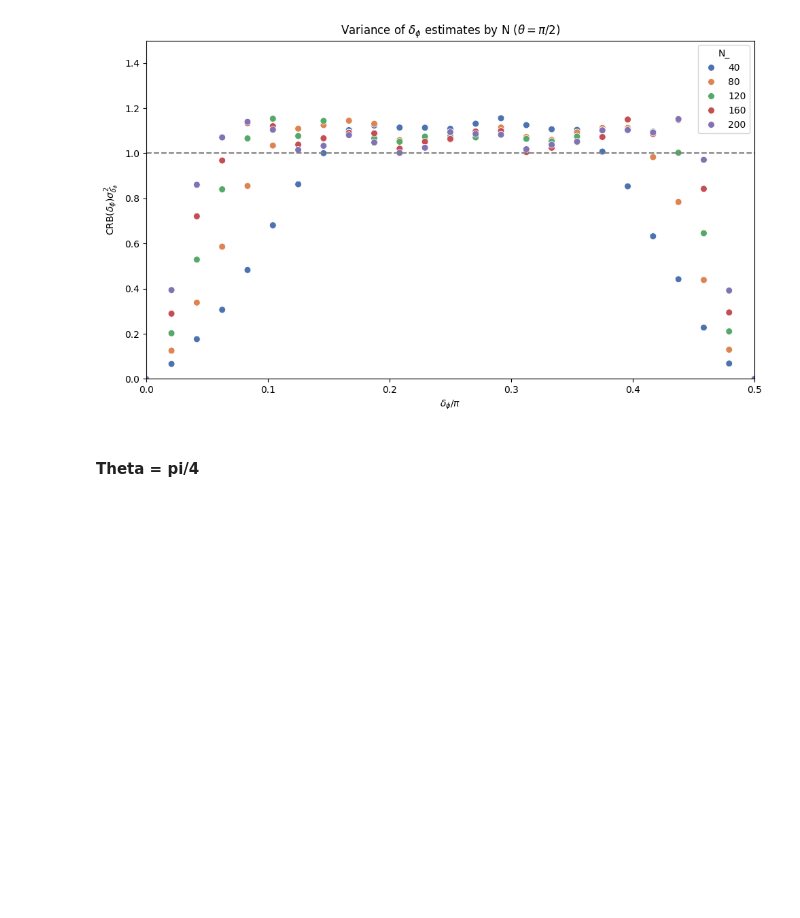
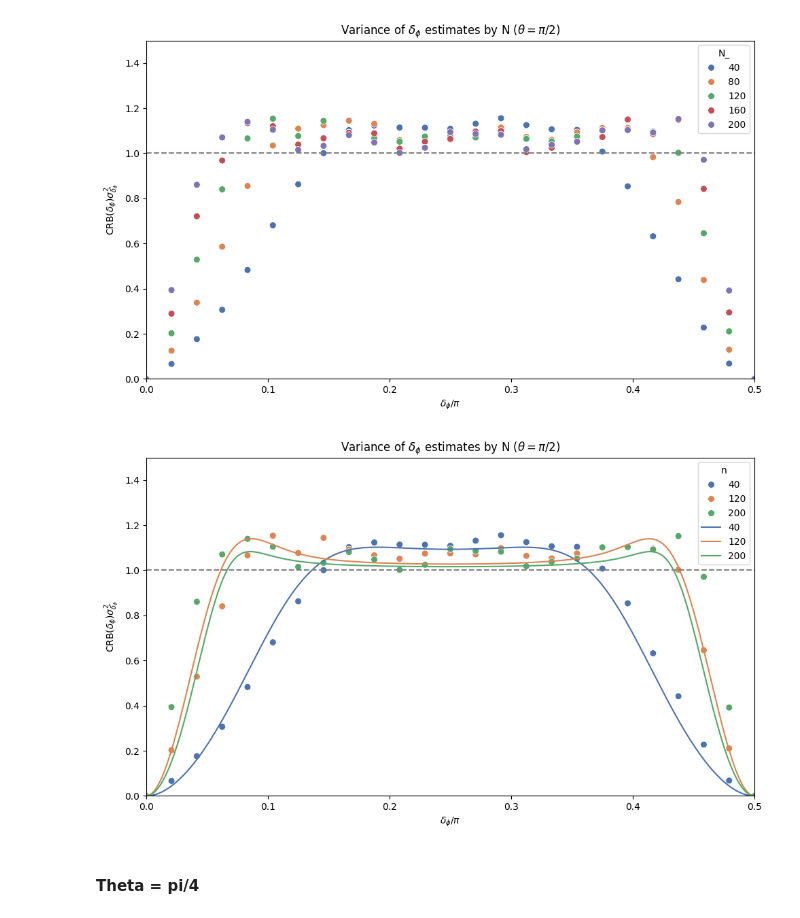
Before and after one commit to josephniblo/multi-parameter-estimation, a Jupyter notebook: multi-parameter-estimation/post-processing/5.1_analyse_corrected_estimates.ipynb, the cells around one changed output. Cells and saved outputs as stored; diff of their text form; code cells hidden in the pictures; blank space fills up the shorter version.

```diff
--- a/multi-parameter-estimation/post-processing/5.1_analyse_corrected_estimates.ipynb
+++ b/multi-parameter-estimation/post-processing/5.1_analyse_corrected_estimates.ipynb
@@ -935,13 +975,14 @@ N_values = [40, 80, 120, 160, 200]
 palette = sns.color_palette("deep", n_colors=len(N_values))
 color_dict = dict(zip(N_values, palette))
 
-# Cramér-Rao bound data
-eta = 0.985
-delta_phi_range = np.linspace(0, np.pi / 2, 100)
-fisher_information = (
-    eta**2 * np.sin(2*delta_phi_range) ** 2 / (1 - eta**2 * np.cos(2*delta_phi_range) ** 2)
-)
-cramer_rao = 1 / fisher_information
+# Filter data
+data_filtered = delta_phi_estimates_theta_pi_over_2[
+    delta_phi_estimates_theta_pi_over_2["N_"].isin(N_values)
+]
+theory_filtered = theory_df[
+    theory_df["n"].isin([40, 80, 200])  # Can be different subset
+][theory_df["theta"] == np.pi / 2]
+
 
 # Plot scatter data
 plt.figure(figsize=(10, 6))
@@ -993,6 +1034,72 @@ plt.savefig(file_name, dpi=300)
 plt.show()
 # %% [output]
 [figure]
+# %%
+import matplotlib.pyplot as plt
+import seaborn as sns
+import numpy as np
+
+# Define the shared N values and consistent palette
+N_values = [40, 120, 200]
+palette = sns.color_palette("deep", n_colors=len(N_values))
+color_dict = dict(zip(N_values, palette))
+
+# Filter data
+data_filtered = delta_phi_estimates_theta_pi_over_2[
+    delta_phi_estimates_theta_pi_over_2["N_"].isin(N_values)
+]
+
+# Plot scatter data
+plt.figure(figsize=(10, 6))
+sns.scatterplot(
+    data=data_filtered,
+    x=data_filtered["delta_phi_"] / np.pi,
+    y=data_filtered["delta_phi_estimate_var"]
+    * 2
+    * data_filtered["N_"]
+    * np.sin(data_filtered["theta_"]) ** 2
+    * eta**2 * np.sin(2*data_filtered["delta_phi_"]) ** 2 / (1 - eta**2 * np.cos(2*data_filtered["delta_phi_"]) ** 2), # CRB
+    hue=data_filtered["N_"].astype(int),
+    palette=color_dict,
+    s=50,
+)
+
+# Plot the theory curves
+filtered_theory_df = theory_df[theory_df["n"].isin(N_values)][theory_df["theta"] == np.pi / 2]
+sns.lineplot(
+    data=filtered_theory_df,
+    x=filtered_theory_df["delta_phi"] / np.pi,
+    y=filtered_theory_df["VarCRB_nu_0.971"],
+    hue="n",
+    palette=color_dict,
+)
+
+plt.xlim(0, 1 / 2)
+plt.ylim(0, 1.5)
+
+plt.xlabel(r"$\delta_{\phi} / \pi$")
+plt.ylabel(r"$\text{CRB}(\delta_\phi)\sigma ^2 _{\tilde{\delta_{\phi}}}$")
+
+plt.axline((0, 1), slope=0, color="gray", linestyle="--")
+
+
+
+plt.title(
+    r"$\text{Variance of } \delta_{\phi} \text{ estimates by N }  (\theta = \pi/2)$"
+)
+
+plt.tight_layout()
+# Save
+file_name = os.path.join(
+    repo_root,
+    "multi-parameter-estimation",
+    "post-processing",
+    "variance_delta_phi_estimates_by_N_theta_pi_over_2.png",
+)
+plt.savefig(file_name, dpi=300)
+plt.show()
+# %% [output]
+[figure, added]
 # %% [markdown]
 #### Theta = pi/4
 # %%
```
Also changed, not shown: parts of 4 cells of this notebook, 14 other files.
